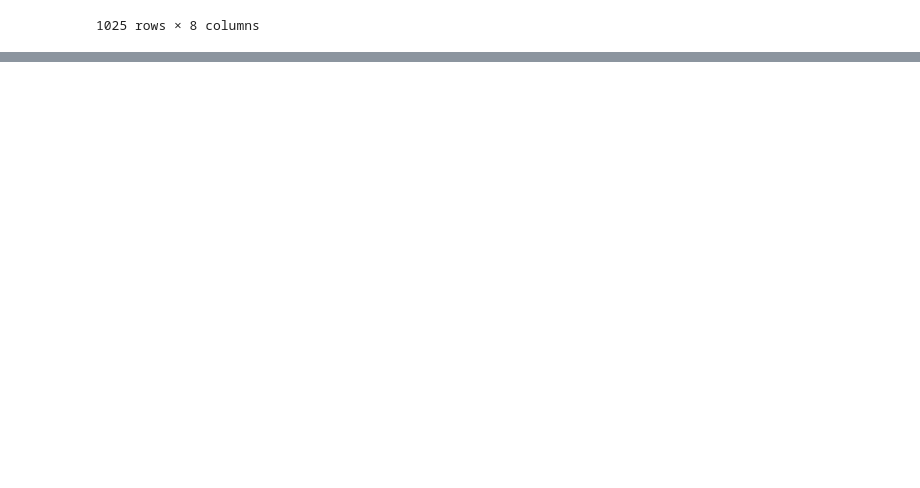
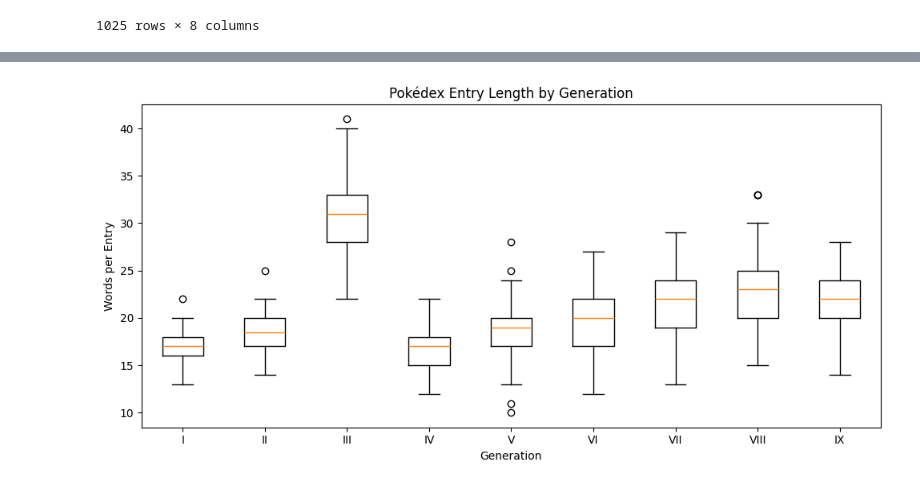
Before and after one commit to Thieron/DS-4002-group-01, a Jupyter notebook: project1/Analysis.ipynb, the cells around one changed output, grey strips where cells are left out. Saved outputs shown, nothing was run; the diff lists cells and outputs as text; code cells hidden in the pictures; blank space fills up the shorter version.

```diff
--- a/project1/Analysis.ipynb
+++ b/project1/Analysis.ipynb
@@ -94,0 +115,19 @@ df_Red
+# %%
+entries = df.dropna(subset=["pokedex_entry"]).copy()
+entries["entry_words"] = entries["pokedex_entry"].str.split().str.len()
+
+# Order generations
+gen_order = entries.groupby("generation")["id"].min().sort_values().index
+labels = [g.split("-")[1].upper() for g in gen_order]
+data = [entries.loc[entries["generation"] == g, "entry_words"] for g in gen_order]
+
+fig, ax = plt.subplots(figsize=(10, 5))
+ax.boxplot(data)
+ax.set_xticklabels(labels)
+ax.set_title("Pokédex Entry Length by Generation")
+ax.set_xlabel("Generation")
+ax.set_ylabel("Words per Entry")
+plt.tight_layout()
+plt.show()
+# %% [output]
+[figure, added]
```
Also changed, not shown: parts of 3 cells of this notebook.
